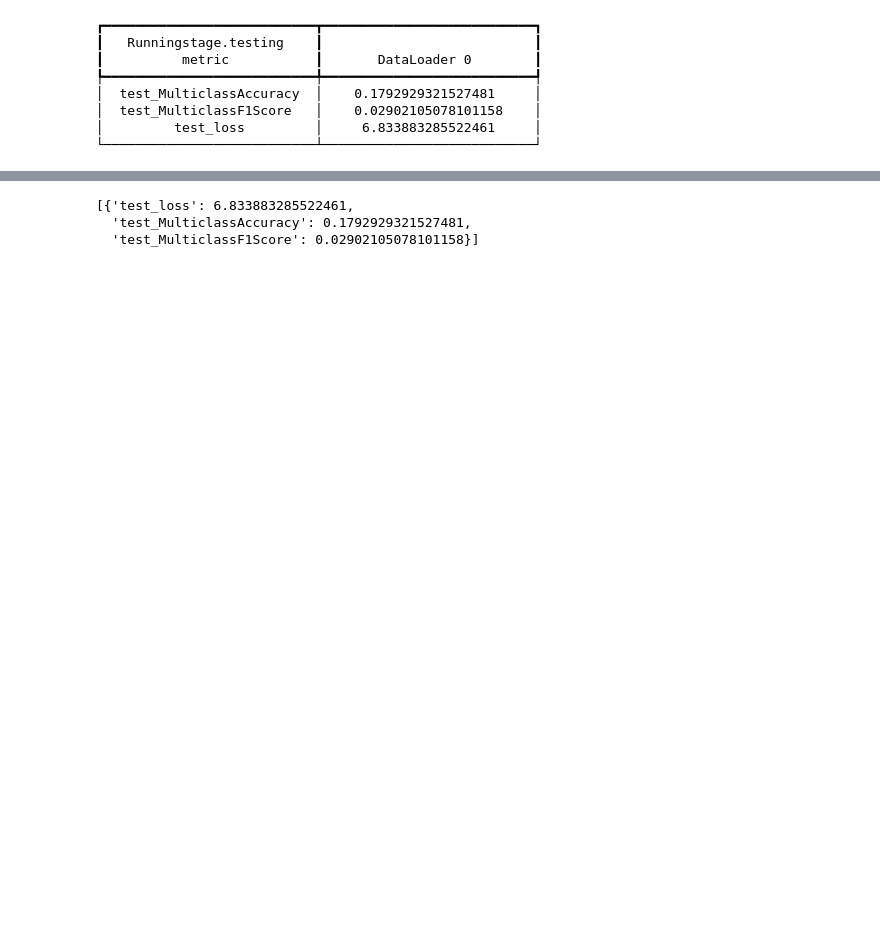
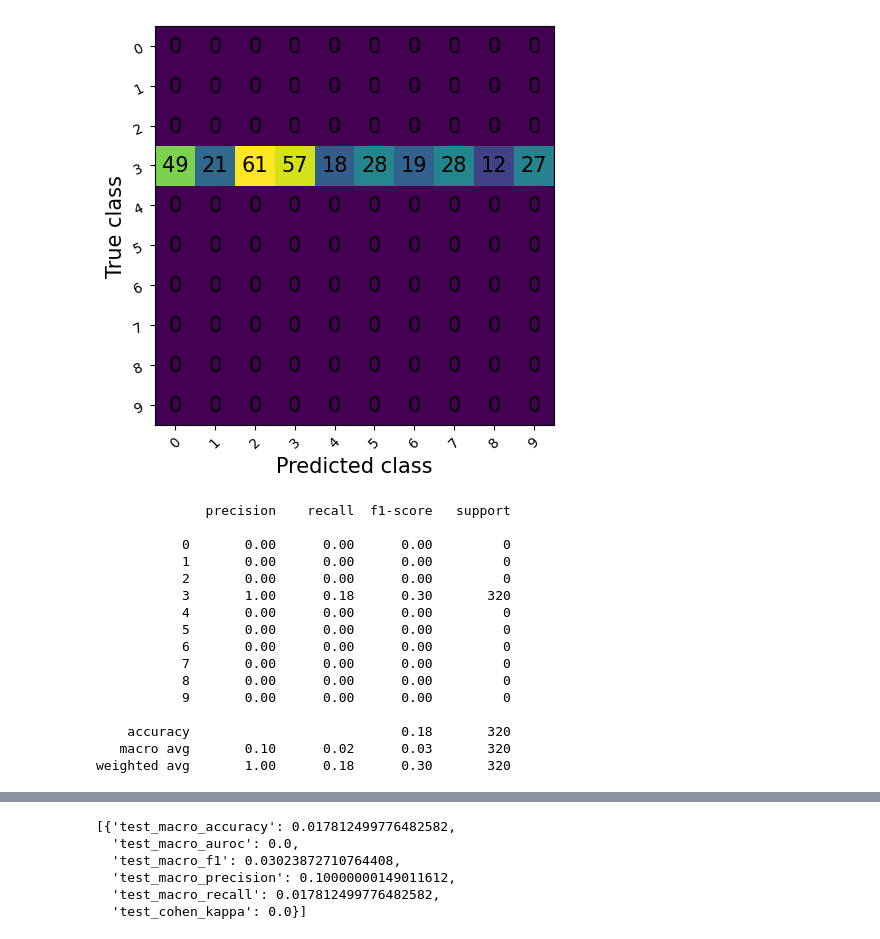
Before and after one commit to citruscaesar/metacognition, a Jupyter notebook: geovision/experiments.ipynb, the cells around one changed output, grey strips where cells are left out. Cells and saved outputs as stored; diff of their text form; code cells hidden in the pictures; blank space fills up the shorter version.

```diff
--- a/geovision/experiments.ipynb
+++ b/geovision/experiments.ipynb
@@ -185,0 +43,29 @@ Running in `fast_dev_run` mode: will run the requested loop using 1 batch(es). L
+# %%
+LOGS_DIR = Path.cwd() / "logs"
+CHECKPOINTS_DIR = LOGS_DIR / "checkpoints"
+# %%
+val_loss_ckpt = ModelCheckpoint(
+    dirpath=CHECKPOINTS_DIR,
+    filename="epoch={epoch}-val_loss:{val_loss:2f}",
+    monitor="val_loss",
+    mode="min",
+    save_top_k=1,
+    save_last=True,
+    save_on_train_epoch_end=True,
+)
+
+csv_logger = CSVLogger(
+    save_dir=LOGS_DIR,
+    name="csv",
+    version=1,
+)
+
+#wandb.finish()
+wandb_logger = WandbLogger(
+    save_dir=LOGS_DIR,
+    project="imagenette",
+    log_model=False,
+    name="alexnet-logging-test",
+    version='1',
+    offline=True,
+)
@@ -186,5 +144,9 @@ Running in `fast_dev_run` mode: will run the requested loop using 1 batch(es). L
 # %%
-trainer.fit(model = classifier, datamodule = resisc_dm)
+trainer.fit(
+    model=ClassificationTask(alexnet_p, **experiment),
+    datamodule=datamodule,
+    ckpt_path=last_ckpt_path
+)
 # %% [output]
 LOCAL_RANK: 0 - CUDA_VISIBLE_DEVICES: [0]
 
@@ -207,3 +171,7 @@ trainer.save_checkpoint("alexnet_train.ckpt")
 # %%
-trainer.test(model = classifier, datamodule = resisc_dm, ckpt_path = "alexnet_train.ckpt")
+trainer.test(
+    model=ClassificationTask(alexnet_p, **experiment),
+    datamodule=datamodule,
+    ckpt_path=last_ckpt_path
+)
 # %% [output]
@@ -213,8 +180,17 @@ Loaded model weights from the checkpoint at alexnet_train.ckpt
+[figure, added]
-┏━━━━━━━━━━━━━━━━━━━━━━━━━━━┳━━━━━━━━━━━━━━━━━━━━━━━━━━━┓
-┃   Runningstage.testing    ┃                           ┃
-┃          metric           ┃       DataLoader 0        ┃
-┡━━━━━━━━━━━━━━━━━━━━━━━━━━━╇━━━━━━━━━━━━━━━━━━━━━━━━━━━┩
-│  test_MulticlassAccuracy  │    0.1792929321527481     │
-│  test_MulticlassF1Score   │    0.02902105078101158    │
-│         test_loss         │     6.833883285522461     │
-└───────────────────────────┴───────────────────────────┘
+              precision    recall  f1-score   support
+
+           0       0.00      0.00      0.00         0
+           1       0.00      0.00      0.00         0
+           2       0.00      0.00      0.00         0
+           3       1.00      0.18      0.30       320
+           4       0.00      0.00      0.00         0
+           5       0.00      0.00      0.00         0
+           6       0.00      0.00      0.00         0
+           7       0.00      0.00      0.00         0
+           8       0.00      0.00      0.00         0
+           9       0.00      0.00      0.00         0
+
+    accuracy                           0.18       320
+   macro avg       0.10      0.02      0.03       320
+weighted avg       1.00      0.18      0.30       320
@@ -238,3 +207,6 @@ TEST Profiler Report
-[{'test_loss': 6.833883285522461,
-  'test_MulticlassAccuracy': 0.1792929321527481,
-  'test_MulticlassF1Score': 0.02902105078101158}]
+[{'test_macro_accuracy': 0.017812499776482582,
+  'test_macro_auroc': 0.0,
+  'test_macro_f1': 0.03023872710764408,
+  'test_macro_precision': 0.10000000149011612,
+  'test_macro_recall': 0.017812499776482582,
+  'test_cohen_kappa': 0.0}]
```
Also changed, not shown: parts of 20 cells of this notebook, 29 other files.
